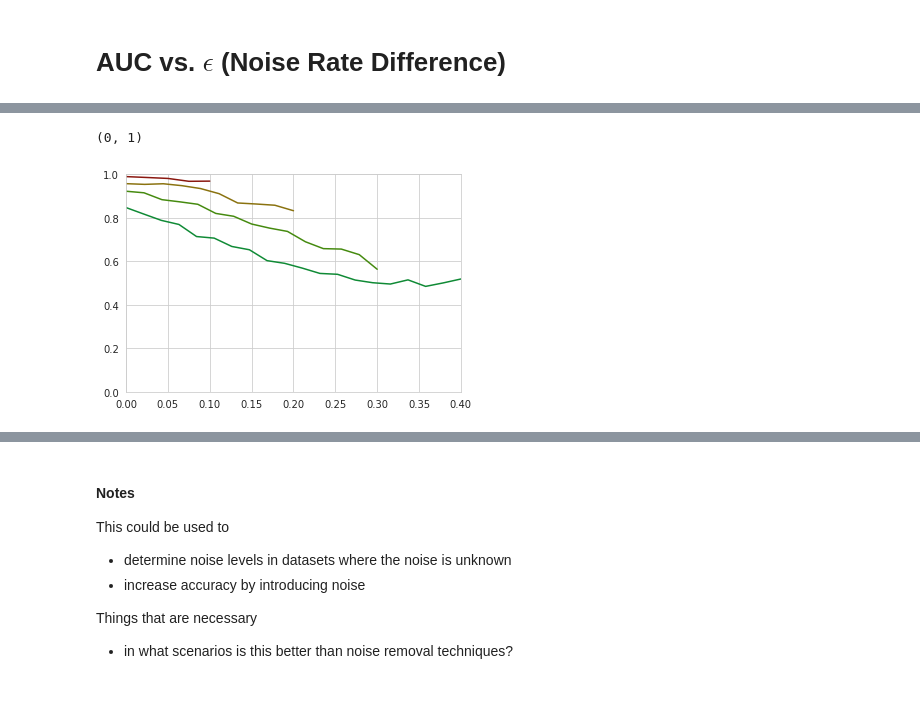
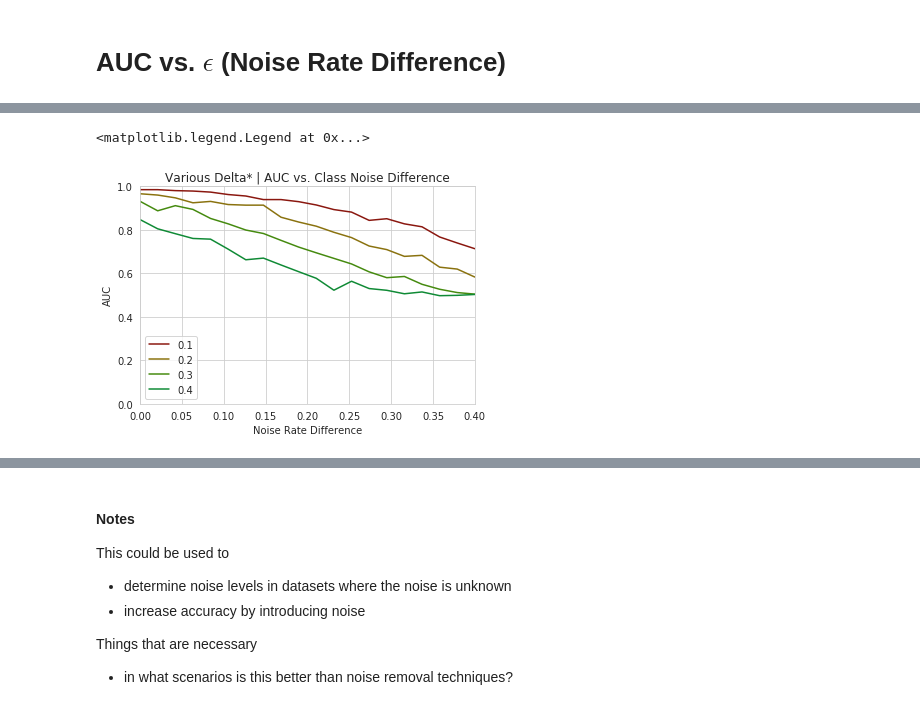
Before and after one commit to divyashan/label_noise_simulation, a Jupyter notebook: simulated_noise_injection.ipynb, the cells around one changed output, grey strips where cells are left out. Saved outputs shown, nothing was run; the diff lists cells and outputs as text; code cells hidden in the pictures.

```diff
--- a/simulated_noise_injection.ipynb
+++ b/simulated_noise_injection.ipynb
@@ -16,7 +16,7 @@ The autoreload extension is already loaded. To reload it, use:
 # %%
 n_examples = 10000
 p = .5
-n_runs = 5
+n_runs = 10
 # %%
 # Scores vs. delta
 def get_data(n_examples, n_runs, delta_0, delta_1):
@@ -71,12 +118,14 @@ Text(0.5, 1.0, 'Delta* = 0.4| AUC vs. Class Noise Difference')
 # %%
 # delta_star = .3
 delta_star = .3
-deltas = [(delta_star-delta, delta_star+delta) for delta in np.linspace(0, .3, 15)]
+deltas = [(delta_star-delta, delta_star+delta) for delta in np.linspace(0, .4, 20)]
 scores = scores_deltas(deltas, n_runs)
 scores_30 = scores
-plt.plot(np.linspace(0, .3, 15), scores)
+plt.plot(np.linspace(0, .4, 20), scores)
 plt.xlim(0, .4)
 plt.ylim(0, 1)
+plt.xlabel("Noise Rate Difference")
+plt.ylabel("AUC")
 plt.title("Delta* = " +  str(delta_star) + " | AUC vs. Class Noise Difference")
 # %% [output]
 Text(0.5, 1.0, 'Delta* = 0.3 | AUC vs. Class Noise Difference')
@@ -84,10 +133,13 @@ Text(0.5, 1.0, 'Delta* = 0.3 | AUC vs. Class Noise Difference')
 # %%
 # delta_star = .2
 delta_star = .2
-deltas = [(delta_star-delta, delta_star+delta) for delta in np.linspace(0, .2, 10)]
+deltas = [(delta_star-delta, delta_star+delta) for delta in np.linspace(0, .4, 20)]
 scores = scores_deltas(deltas, n_runs)
 scores_20 = scores
-plt.plot(np.linspace(0, .2, 10), scores_20)
+plt.plot(np.linspace(0, .4, 20), scores_20)
 plt.xlim(0, .4)
 plt.ylim(0, 1)
+plt.xlabel("Noise Rate Difference")
+plt.ylabel("AUC")
+plt.title("Delta* = " +  str(delta_star) + " | AUC vs. Class Noise Difference")
 # %% [output]
@@ -96,10 +148,13 @@ plt.ylim(0, 1)
 # %%
 # delta_star = .1
 delta_star = .1
-deltas = [(delta_star-delta, delta_star+delta) for delta in np.linspace(0, .1, 5)]
+deltas = [(delta_star-delta, delta_star+delta) for delta in np.linspace(0, .4, 20)]
 scores = scores_deltas(deltas, n_runs)
 scores_10 = scores
-plt.plot(np.linspace(0, .1, 5), scores_10)
+plt.plot(np.linspace(0, .4, 20), scores_10)
 plt.xlim(0, .4)
 plt.ylim(0, 1)
+plt.xlabel("Noise Rate Difference")
+plt.ylabel("AUC")
+plt.title("Delta* = " +  str(delta_star) + " | AUC vs. Class Noise Difference")
 # %% [output]
@@ -108,11 +163,14 @@ plt.ylim(0, 1)
 # %%
-
-plt.plot(np.linspace(0, .1, 5), scores_10)
-plt.plot(np.linspace(0, .2, 10), scores_20)
-plt.plot(np.linspace(0, .3, 15), scores_30)
-plt.plot(np.linspace(0, .4, 20), scores_40)
+plt.plot(np.linspace(0, .4, 20), scores_10, label="0.1")
+plt.plot(np.linspace(0, .4, 20), scores_20, label="0.2")
+plt.plot(np.linspace(0, .4, 20), scores_30, label="0.3")
+plt.plot(np.linspace(0, .4, 20), scores_40, label="0.4")
 plt.xlim(0, .4)
 plt.ylim(0, 1)
+plt.xlabel("Noise Rate Difference")
+plt.ylabel("AUC")
+plt.title("Various Delta* | AUC vs. Class Noise Difference")
+plt.legend()
 # %% [output]
-(0, 1)
+<matplotlib.legend.Legend at 0x...>
-[figure, old version]
+[figure, new version]
```
Also changed, not shown: parts of 11 cells of this notebook.
